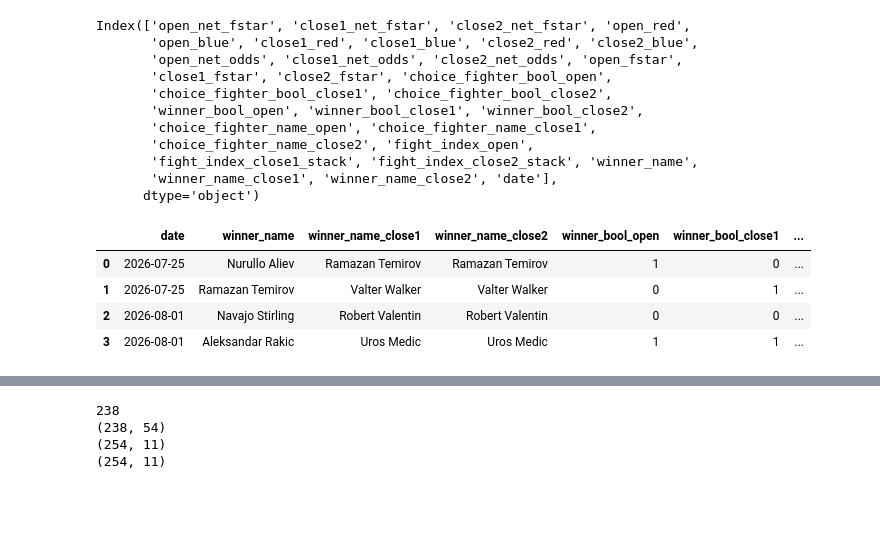
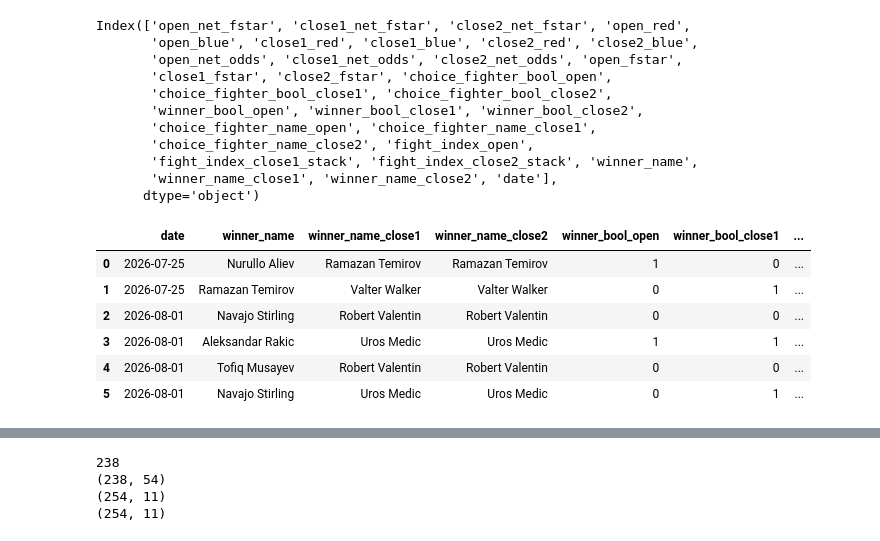
Before and after one commit to jcmarkowicz/sports_betting, a Jupyter notebook: UpcomingPicks/test_nbs/upcoming_picks.ipynb, the cells around one changed output, grey strips where cells are left out. Drawn from its saved outputs; the diff is of its cells as text; code cells hidden in the pictures; blank space fills up the shorter version.

```diff
--- a/UpcomingPicks/test_nbs/upcoming_picks.ipynb
+++ b/UpcomingPicks/test_nbs/upcoming_picks.ipynb
@@ -98,10 +78,11 @@ Index(['open_net_fstar', 'close1_net_fstar', 'close2_net_fstar', 'open_red',
        'winner_name_close1', 'winner_name_close2', 'date'],
       dtype='object')
 # %%
-df_parlay[['date','winner_name', 'winner_name_close1','winner_name_close2', 'winner_bool_open', 'winner_bool_close1', 'choice_fighter_name_open', 'choice_fighter_name_close1', 'fight_index_open', 'fight_index_close1_stack', 'fight_index_close2_stack']]
 # %% [output]
 |  | date | winner_name | winner_name_close1 | winner_name_close2 | winner_bool_open | winner_bool_close1 | ... |
 | 0 | 2026-07-25 | Nurullo Aliev | Ramazan Temirov | Ramazan Temirov | 1 | 0 | ... |
 | 1 | 2026-07-25 | Ramazan Temirov | Valter Walker | Valter Walker | 0 | 1 | ... |
 | 2 | 2026-08-01 | Navajo Stirling | Robert Valentin | Robert Valentin | 0 | 0 | ... |
 | 3 | 2026-08-01 | Aleksandar Rakic | Uros Medic | Uros Medic | 1 | 1 | ... |
+| 4 | 2026-08-01 | Tofiq Musayev | Robert Valentin | Robert Valentin | 0 | 0 | ... |
+| 5 | 2026-08-01 | Navajo Stirling | Uros Medic | Uros Medic | 0 | 1 | ... |
```
Also changed, not shown: parts of 11 cells of this notebook, 8 other files.
